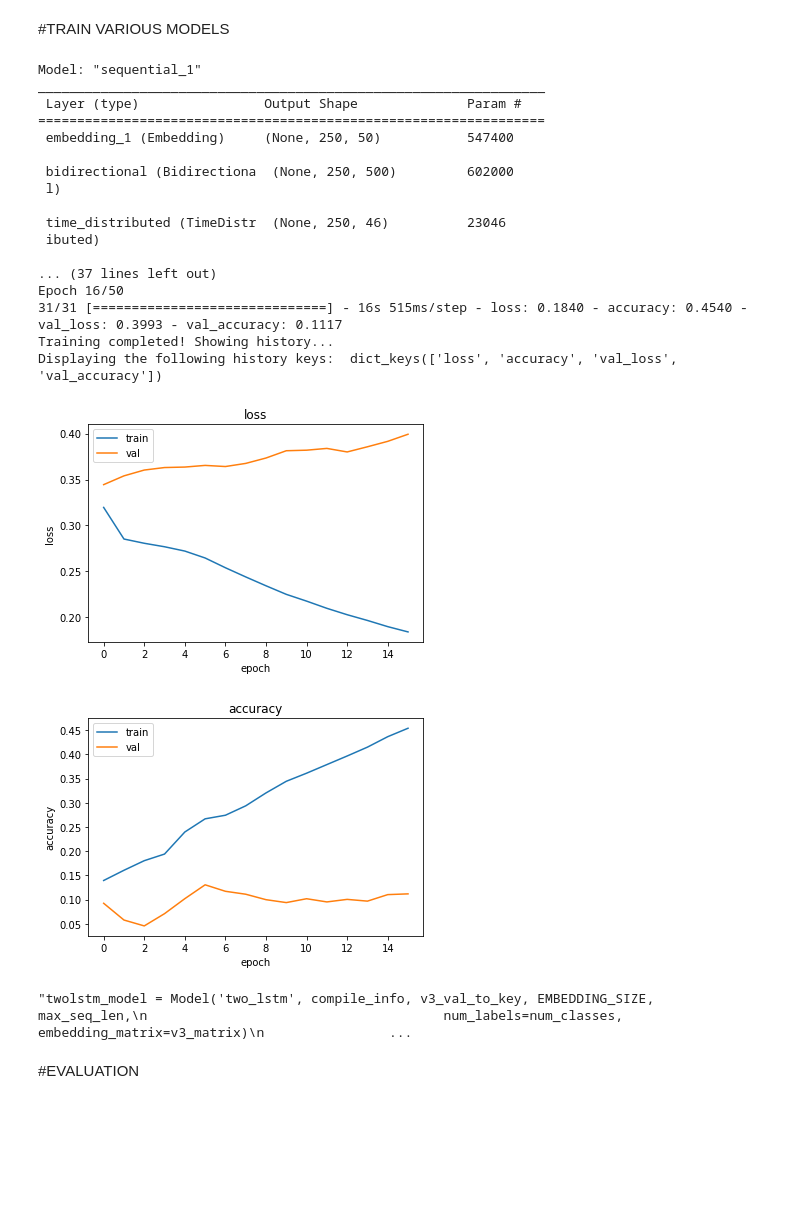
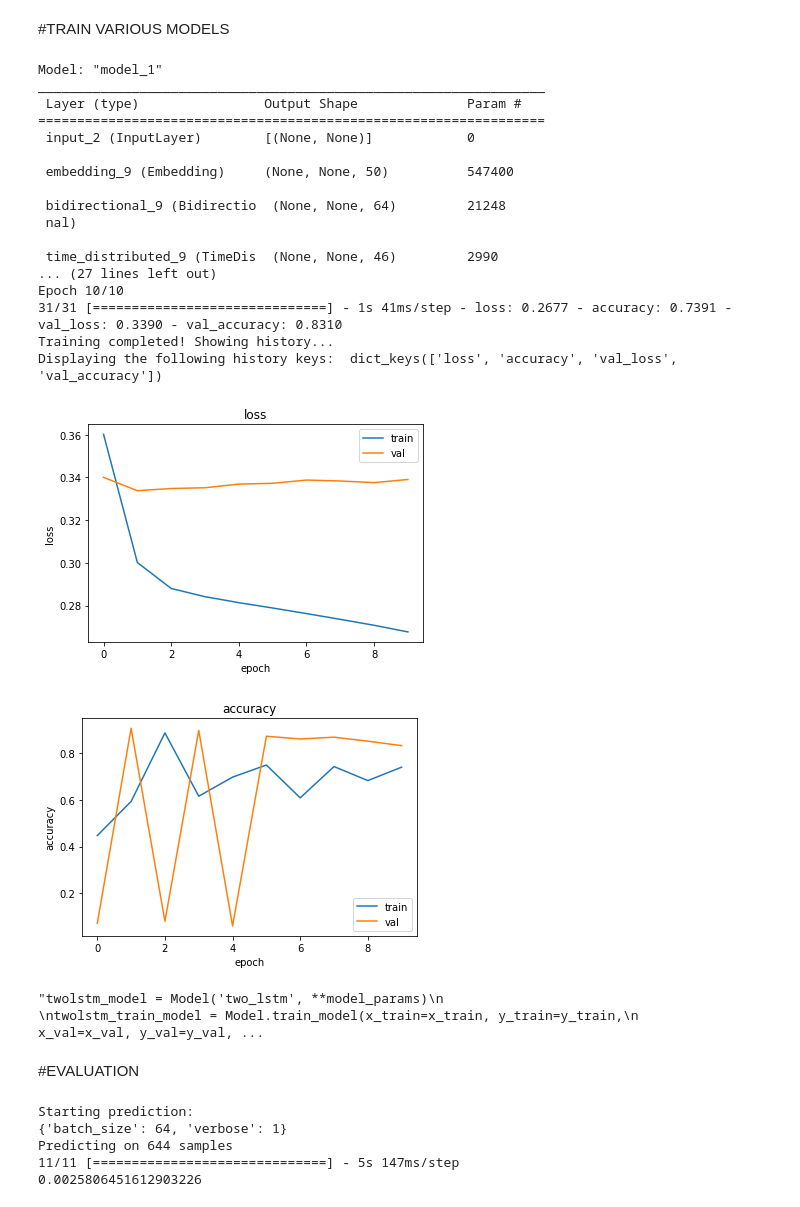
Before and after one commit to NoLogicPlease/pos_tagging, a Jupyter notebook: Assignment1.ipynb, the cells around one changed output. Saved outputs shown, nothing was run; the diff lists cells and outputs as text; code cells hidden in the pictures; blank space fills up the shorter version.

```diff
--- a/Assignment1.ipynb
+++ b/Assignment1.ipynb
@@ -23,6 +23,7 @@ import matplotlib.pyplot as plt
 import pickle
 # %%
 EMBEDDING_SIZE = 50
+BATCH_SIZE = 64
 # %%
 def fix_random(seed: int) -> None:
     """Fix all the possible sources of randomness.
@@ -308,18 +298,16 @@ class Model(object):
 
 
     def create_LSTM(self) -> keras.Model:
-
         bidirect_model = keras.models.Sequential()
         bidirect_model.add(layers.Embedding(input_dim=len(self.value_to_key.keys()),
                                             output_dim=self.embedding_dim,
+                                            mask_zero = True,
                                             input_length=self.max_seq_len,
-                                            mask_zero=True,
                                             weights=[self.embedding_matrix],
                                             trainable=False
                                             ))
-        bidirect_model.add(layers.Bidirectional(layers.LSTM(250, return_sequences=True)))
+        bidirect_model.add(layers.Bidirectional(layers.LSTM(32, return_sequences=True)))
         bidirect_model.add(layers.TimeDistributed(layers.Dense(self.num_labels, activation="softmax")))
-
         bidirect_model.compile(**self.compile_info)
         bidirect_model.summary()
         return bidirect_model
@@ -474,8 +472,8 @@ compile_info = {
 
 training_info = {
     'verbose': 1,
-    'epochs': 50,
-    'batch_size': 64,
+    'epochs': 10,
+    'batch_size': BATCH_SIZE,
     'callbacks': [keras.callbacks.EarlyStopping(monitor='val_accuracy',
                                                 patience=10)]
 }
@@ -490,57 +488,53 @@ model_params = {
 }
 
 prediction_info = {
-    'batch_size': 64,
+    'batch_size': BATCH_SIZE,
     'verbose': 1
 }
 
 # BASELINE
-baseline = Model('baseline', compile_info, v4_val_to_key, EMBEDDING_SIZE, max_seq_len,
-                 num_labels=num_classes, embedding_matrix=v4_matrix)
+baseline = Model('baseline', **model_params)
 baseline_train = baseline.train_model(x_train=x_train, y_train=y_train,
                              x_val=x_val, y_val=y_val, training_info=training_info)
 
 # GRU
-#gru_model = Model('gru', compile_info, v3_val_to_key, EMBEDDING_SIZE, max_seq_len,
-                   #          num_labels=num_classes, embedding_matrix=v3_matrix)
+#gru_model = Model('gru', **model_params)
 
 #gru_train_model = Model.train_model(x_train=x_train, y_train=y_train,
                       #              x_val=x_val, y_val=y_val, training_info=training_info)
 
 # TWO LSTM
-'''twolstm_model = Model('two_lstm', compile_info, v3_val_to_key, EMBEDDING_SIZE, max_seq_len,
-                                      num_labels=num_classes, embedding_matrix=v3_matrix)
+'''twolstm_model = Model('two_lstm', **model_params)
 
 twolstm_train_model = Model.train_model(x_train=x_train, y_train=y_train,
         x_val=x_val, y_val=y_val, training_info=training_info)
 
 # TWO DENSE
-twodense_model = Model('two_dense', compile_info, v3_val_to_key, EMBEDDING_SIZE, max_seq_len,
-                                        num_labels=num_classes, embedding_matrix=v3_matrix)
+twodense_model = Model('two_dense', **model_params)
 
 twodense_train_model = Model.train_model(x_train=x_train, y_train=y_train,
                                     x_val=x_val, y_val=y_val, training_info=training_info)'''
 # %% [output]
-Model: "sequential_1"
+Model: "model_1"
 _________________________________________________________________
  Layer (type)                Output Shape              Param #
 =================================================================
- embedding_1 (Embedding)     (None, 250, 50)           547400
+ input_2 (InputLayer)        [(None, None)]            0
 
- bidirectional (Bidirectiona  (None, 250, 500)         602000
- l)
+ embedding_9 (Embedding)     (None, None, 50)          547400
 
- time_distributed (TimeDistr  (None, 250, 46)          23046
- ibuted)
+ bidirectional_9 (Bidirectio  (None, None, 64)         21248
+ nal)
 
-... (37 lines left out)
-Epoch 16/50
-31/31 [==============================] - 16s 515ms/step - loss: 0.1840 - accuracy: 0.4540 - val_loss: 0.3993 - val_accuracy: 0.1117
+ time_distributed_9 (TimeDis  (None, None, 46)         2990
+... (27 lines left out)
+Epoch 10/10
+31/31 [==============================] - 1s 41ms/step - loss: 0.2677 - accuracy: 0.7391 - val_loss: 0.3390 - val_accuracy: 0.8310
 Training completed! Showing history...
 Displaying the following history keys:  dict_keys(['loss', 'accuracy', 'val_loss', 'val_accuracy'])
-[figure, old version]
+[figure, new version]
-[figure, old version]
+[figure, new version]
-"twolstm_model = Model('two_lstm', compile_info, v3_val_to_key, EMBEDDING_SIZE, max_seq_len,\n                                      num_labels=num_classes, embedding_matrix=v3_matrix)\n                ...
+"twolstm_model = Model('two_lstm', **model_params)\n                                      \ntwolstm_train_model = Model.train_model(x_train=x_train, y_train=y_train,\n        x_val=x_val, y_val=y_val, ...
 # %% [markdown]
 #EVALUATION
 # %%
@@ -552,3 +546,9 @@ y_pred = [np.argmax(el) for el in y_pred]  # from one hot to label index
 y_true = [np.argmax(el) for el in y_test]
 f1_score = f1_score(y_true, y_pred, average='macro')
 print(f1_score)
+# %% [output]
+Starting prediction:
+{'batch_size': 64, 'verbose': 1}
+Predicting on 644 samples
+11/11 [==============================] - 5s 147ms/step
+0.0025806451612903226
```
Also changed, not shown: parts of 4 cells of this notebook.
